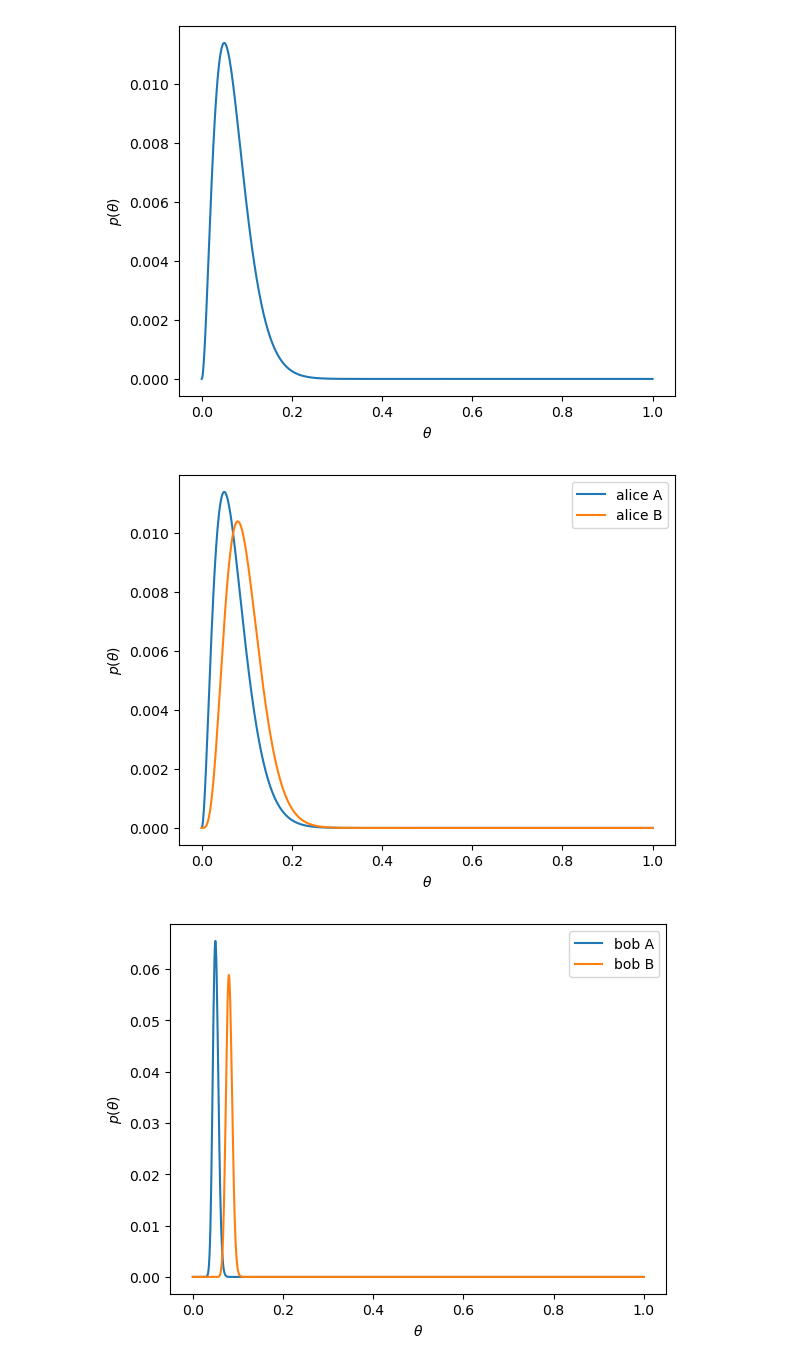
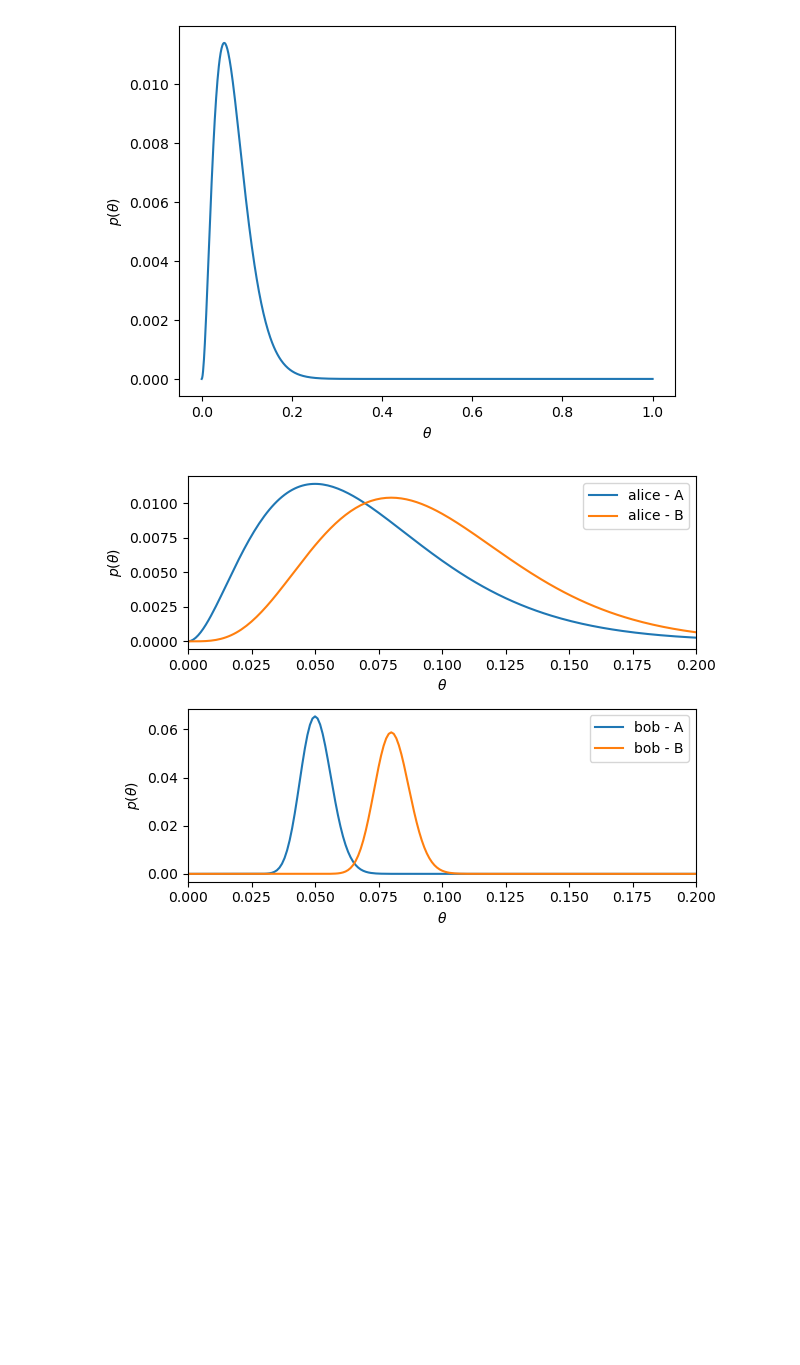
Before and after one commit to yagipy/misc, a Jupyter notebook: notebook/work/ウェブ最適化ではじめる機械学習/1.ipynb, the cells around one changed output. Cells and saved outputs as stored; diff of their text form; code cells hidden in the pictures; blank space fills up the shorter version.

```diff
--- a/notebook/work/ウェブ最適化ではじめる機械学習/1.ipynb
+++ b/notebook/work/ウェブ最適化ではじめる機械学習/1.ipynb
@@ -77,39 +77,40 @@ def posterior_by_report(imps, clicks):
 # %%
 # アリスのレポートのデザイン案A
 alice_a_clicks = 2
 alice_a_imps = 40
 
 # アリスのレポートのデザイン案B
 alice_b_clicks = 4
 alice_b_imps = 50
 
 # ボブのレポートのデザイン案A
 bob_a_clicks = 64
 bob_a_imps = 1280
 
 # アリスのレポートのデザイン案B
 bob_b_clicks = 128
 bob_b_imps = 1600
 
 alice_a_p = posterior_by_report(alice_a_imps, alice_a_clicks)
 alice_b_p = posterior_by_report(alice_b_imps, alice_b_clicks)
-
-plt.plot(thetas, alice_a_p, label="alice A")
-plt.plot(thetas, alice_b_p, label="alice B")
-plt.xlabel(r'$\theta$')
-plt.ylabel(r'$p(\theta)$')
-plt.legend() # 凡例の表示
-plt.show()
-
 bob_a_p = posterior_by_report(bob_a_imps, bob_a_clicks)
 bob_b_p = posterior_by_report(bob_b_imps, bob_b_clicks)
 
-plt.plot(thetas, bob_a_p, label="bob A")
-plt.plot(thetas, bob_b_p, label="bob B")
+plt.subplot(2, 1, 1)
+plt.plot(thetas, alice_a_p, label="alice - A")
+plt.plot(thetas, alice_b_p, label="alice - B")
 plt.xlabel(r'$\theta$')
 plt.ylabel(r'$p(\theta)$')
+plt.xlim(0, 0.2)
 plt.legend() # 凡例の表示
+plt.subplot(2, 1, 2)
+plt.plot(thetas, bob_a_p, label="bob - A")
+plt.plot(thetas, bob_b_p, label="bob - B")
+plt.xlabel(r'$\theta$')
+plt.ylabel(r'$p(\theta)$')
+plt.xlim(0, 0.2)
+plt.legend()
+plt.tight_layout()
 plt.show()
 # %% [output]
-[figure, old version]
+[figure, new version]
-[figure, removed]
```
Also changed, not shown: parts of 7 cells of this notebook.
